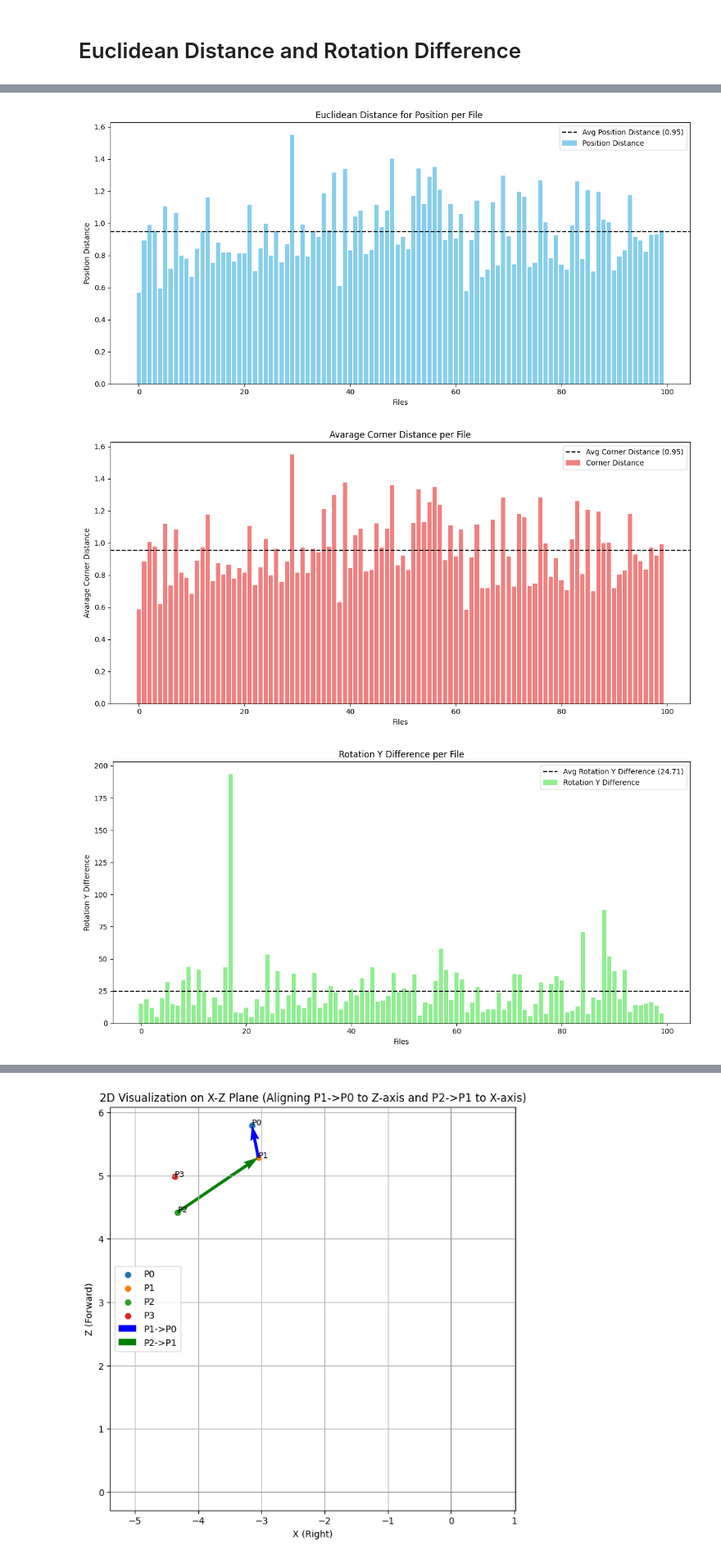
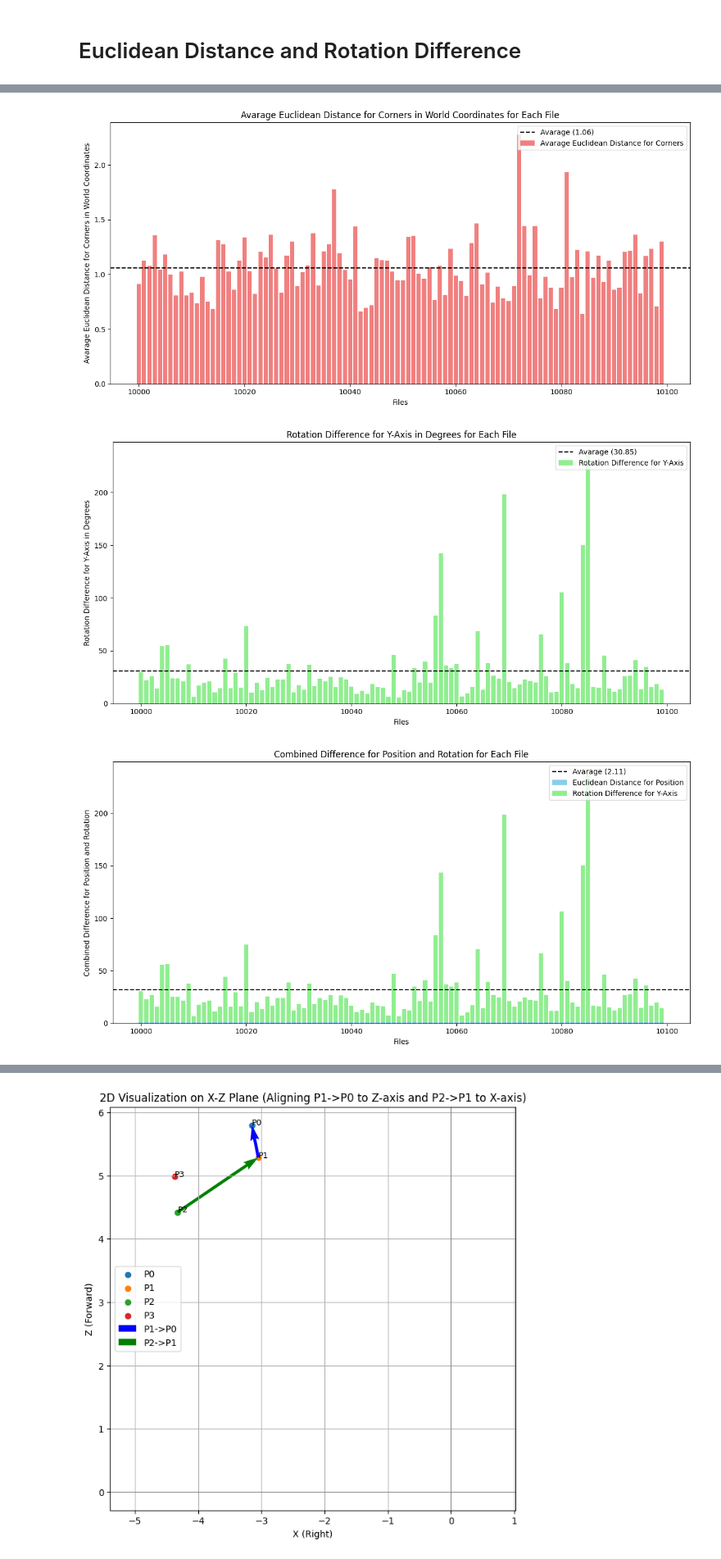
Before and after one commit to sarpermelikertekin/mt-3d-environments-from-video, a Jupyter notebook: lifting_models/sye.ipynb, the cells around one changed output, grey strips where cells are left out. Shown at 82% size. Cells and saved outputs as stored; diff of their text form; code cells hidden in the pictures.

```diff
--- a/lifting_models/sye.ipynb
+++ b/lifting_models/sye.ipynb
@@ -361,8 +382,10 @@ def load_model_and_predict_3d(data_2d_path, input_size=20, output_size=30):
 # %%
 base_path_2d = r"C:\Users\sakar\OneDrive\mt-datas\synthetic_data\12_yoro_dataset\2d_data"
 base_path_3d = r"C:\Users\sakar\OneDrive\mt-datas\synthetic_data\12_yoro_dataset\3d_data"
-save_dir = r"C:\Users\sakar\OneDrive\mt-datas\Assets for the Report\Results Val"
-dataset = "val"
+save_dir = r"C:\Users\sakar\OneDrive\mt-datas\Assets for the Report\Results Test"
+dataset = "test"
+starting_index = 10000
+max_files = 100
 # %% [markdown]
 # Euclidean Distance and Rotation Difference
 # %%
@@ -515,9 +538,7 @@ def process_all_files_3d(base_path_2d, base_path_3d, start_index=0, max_files=10
     return all_results
 
 # Example usage
-start_index = 0
-max_files = 100
-results = process_all_files_3d(base_path_2d, base_path_3d, start_index=start_index, max_files=max_files)
+results = process_all_files_3d(base_path_2d, base_path_3d, start_index=starting_index, max_files=max_files)
 
 # Example output
 print("Euclidean Distance Results:")
@@ -722,58 +786,57 @@ def generate_3d_distance_plots(results):
     overall_avg_corner = np.mean([dist for dist in corner_distances if dist > 0])
     overall_avg_rotation_y = np.mean([diff for diff in rotation_y_differences if diff > 0])
 
-
     x = np.arange(len(file_names))
-
-    # Stacked Bar Plot: Position and Corner Errors
-    plt.figure(figsize=(12, 6))
-    plt.bar(x, position_distances, label="Position Error", color="skyblue")
-    plt.bar(x, corner_distances, bottom=position_distances, label="Corner Error", color="lightcoral")
-    plt.axhline(overall_avg_position + overall_avg_corner, color="black", linestyle="--", label=f"Overall Avg Total Error ({overall_avg_position + overall_avg_corner:.2f})")
-    plt.xlabel("Files")
-    plt.ylabel("Euclidean Distance")
-    plt.title("Euclidean Distance for Position and Corner per File")
-    plt.legend()
-    plt.tight_layout()
-    plt.savefig(f"{save_dir}\\sye_{dataset}_position_corner_stacked.png", dpi=300)
-    plt.show()
 
     # Individual Plot: Position Distance with Average Line
     plt.figure(figsize=(12, 6))
-    plt.bar(x, position_distances, color="skyblue", label="Position Distance")
-    plt.axhline(overall_avg_position, color="black", linestyle="--", label=f"Avg Position Distance ({overall_avg_position:.2f})")
+    plt.bar(x + starting_index, position_distances, color="skyblue", label="Euclidean Distance for Position")
+    plt.axhline(overall_avg_position, color="black", linestyle="--", label=f"Avarage ({overall_avg_position:.2f})")
     plt.xlabel("Files")
-    plt.ylabel("Position Distance")
-    plt.title("Euclidean Distance for Position per File ")
-    plt.legend()
+    plt.ylabel("Euclidean Distance for Position in World Coordinates")
+    plt.title("Euclidean Distance for Position in World Coordinates for Each File")
+    plt.legend(loc='upper right')
     plt.tight_layout()
     plt.savefig(f"{save_dir}\\sye_{dataset}_position_distance.png", dpi=300)
     plt.show()
 
     # Individual Plot: Corner Distance with Average Line
     plt.figure(figsize=(12, 6))
-    plt.bar(x, corner_distances, color="lightcoral", label="Corner Distance")
-    plt.axhline(overall_avg_corner, color="black", linestyle="--", label=f"Avg Corner Distance ({overall_avg_corner:.2f})")
+    plt.bar(x + starting_index, corner_distances, color="lightcoral", label="Avarage Euclidean Distance for Corners")
+    plt.axhline(overall_avg_corner, color="black", linestyle="--", label=f"Avarage ({overall_avg_corner:.2f})")
     plt.xlabel("Files")
-    plt.ylabel("Avarage Corner Distance")
-    plt.title("Avarage Corner Distance per File")
-    plt.legend()
+    plt.ylabel("Avarage Euclidean Distance for Corners in World Coordinates")
+    plt.title("Avarage Euclidean Distance for Corners in World Coordinates for Each File")
+    plt.legend(loc='upper right')
     plt.tight_layout()
     plt.savefig(f"{save_dir}\\sye_{dataset}_corner_distance.png", dpi=300)
     plt.show()
 
     # Individual Plot: Rotation Y Difference with Average Line
     plt.figure(figsize=(12, 6))
-    plt.bar(x, rotation_y_differences, color="lightgreen", label="Rotation Y Difference")
-    plt.axhline(overall_avg_rotation_y, color="black", linestyle="--", label=f"Avg Rotation Y Difference ({overall_avg_rotation_y:.2f})")
+    plt.bar(x + starting_index, rotation_y_differences, color="lightgreen", label="Rotation Difference for Y-Axis")
+    plt.axhline(overall_avg_rotation_y, color="black", linestyle="--", label=f"Avarage ({overall_avg_rotation_y:.2f})")
     plt.xlabel("Files")
-    plt.ylabel("Rotation Y Difference")
-    plt.title("Rotation Y Difference per File")
-    plt.legend()
+    plt.ylabel("Rotation Difference for Y-Axis in Degrees")
+    plt.title("Rotation Difference for Y-Axis in Degrees for Each File")
+    plt.legend(loc='upper right')
     plt.tight_layout()
     plt.savefig(f"{save_dir}\\sye_{dataset}_rotation_y_difference.png", dpi=300)
     plt.show()
 
+    # Stacked Bar Plot: Position and Corner Errors
+    plt.figure(figsize=(12, 6))
+    plt.bar(x + starting_index, position_distances, label="Euclidean Distance for Position", color="skyblue")
+    plt.bar(x + starting_index, rotation_y_differences, bottom=position_distances, label="Rotation Difference for Y-Axis", color="lightgreen")
+    plt.axhline(overall_avg_rotation_y + overall_avg_corner, color="black", linestyle="--", label=f"Avarage ({overall_avg_position + overall_avg_corner:.2f})")
+    plt.xlabel("Files")
+    plt.ylabel("Combined Difference for Position and Rotation")
+    plt.title("Combined Difference for Position and Rotation for Each File")
+    plt.legend(loc='upper right')
+    plt.tight_layout()
+    plt.savefig(f"{save_dir}\\sye_{dataset}_position_rotation_stacked.png", dpi=300)
+    plt.show()
+
 # Generate the plots
 generate_3d_distance_plots(results)
 # %% [output]
@@ -781,6 +844,6 @@ generate_3d_distance_plots(results)
-[figure, old version]
+[figure, new version]
-[figure, old version]
+[figure, new version]
-[figure, old version]
+[figure, new version]
 # %%
 import matplotlib.pyplot as plt
 import pandas as pd
```
Also changed, not shown: parts of 10 cells of this notebook, 1 other file.
